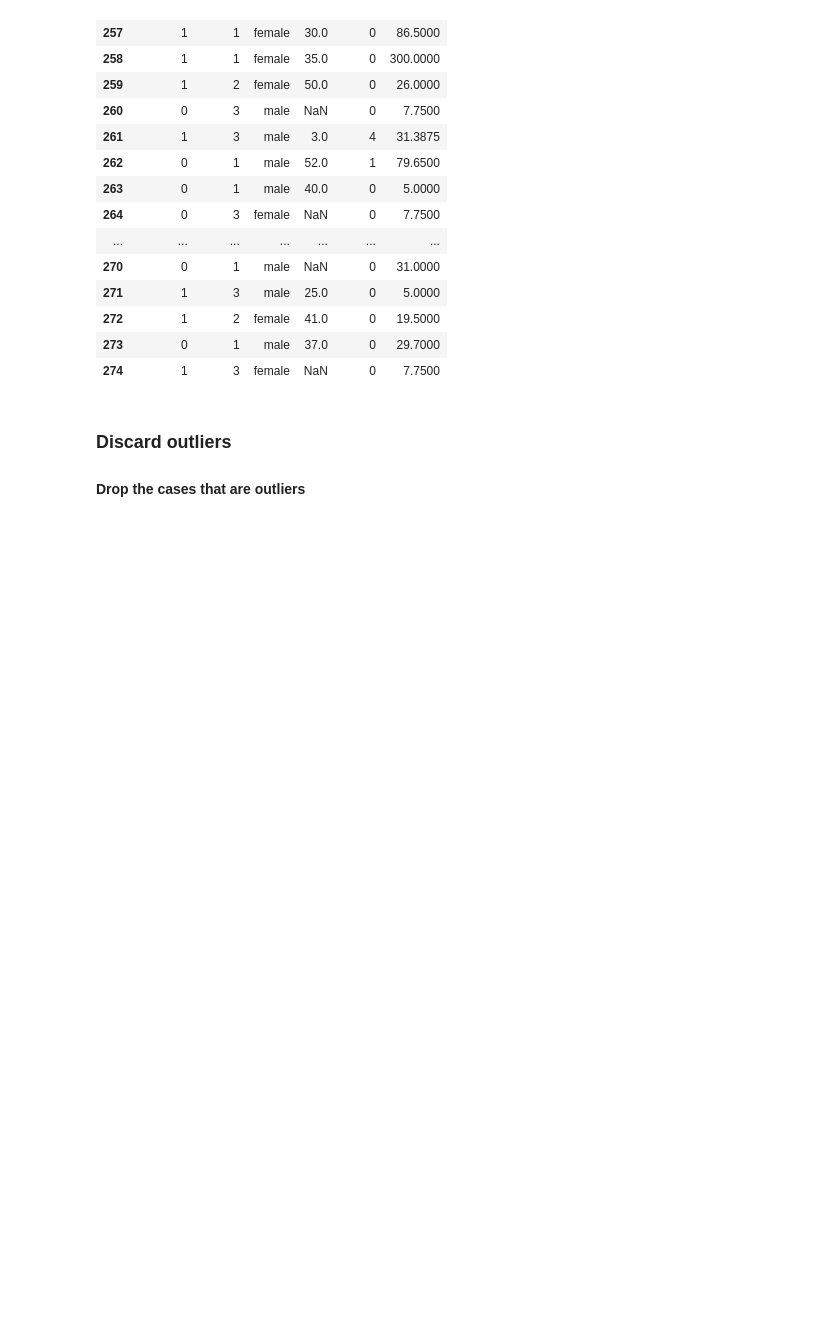
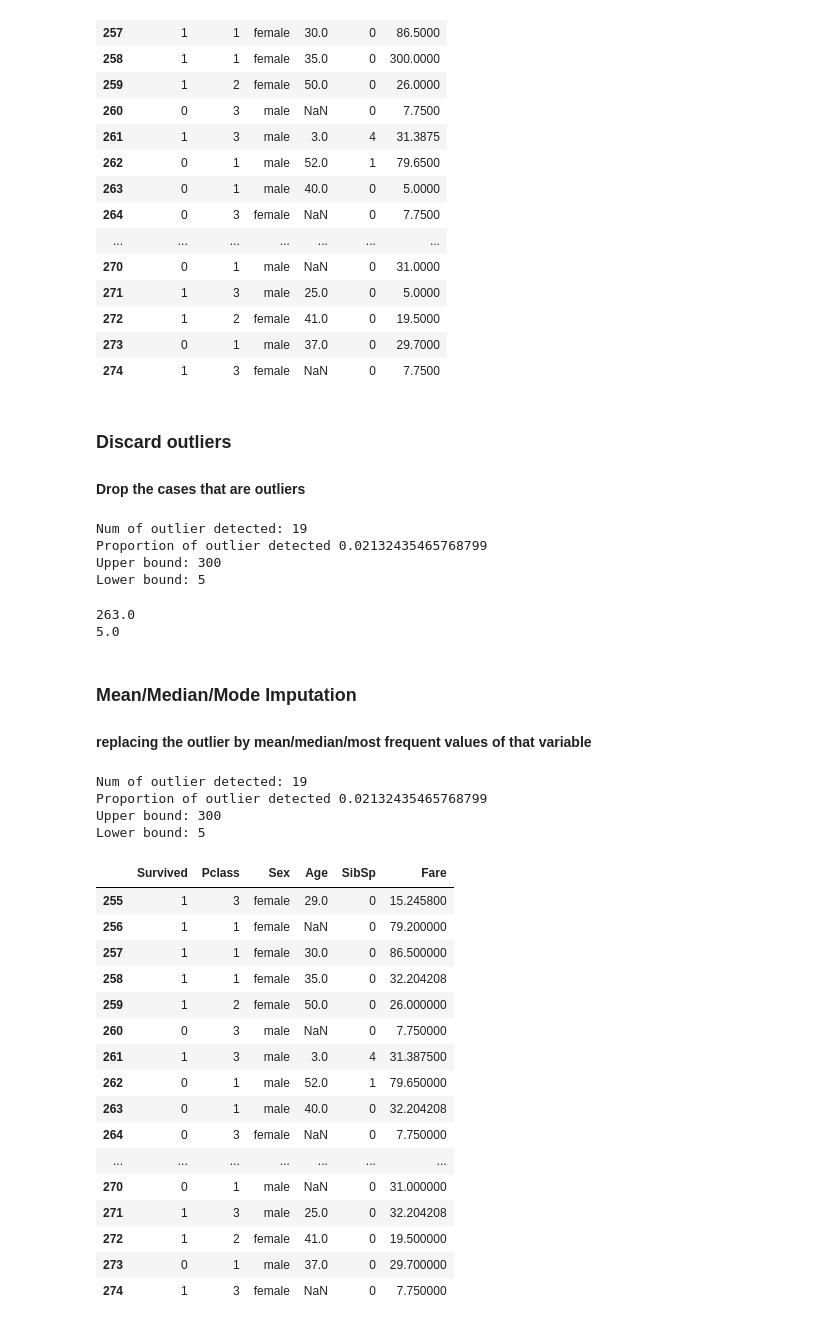
Before and after one commit to onlyabhilash/A-FeatureEngg, a Jupyter notebook: feature-engineering-and-feature-selection-master/2.2_Demo_Outlier.ipynb, the cells around one changed output. Cells and saved outputs as stored; diff of their text form; code cells hidden in the pictures; blank space fills up the shorter version.

```diff
--- a/feature-engineering-and-feature-selection-master/2.2_Demo_Outlier.ipynb
+++ b/feature-engineering-and-feature-selection-master/2.2_Demo_Outlier.ipynb
@@ -235,3 +235,57 @@ data3[255:275]
 # %% [markdown]
 ### Discard outliers
 #### Drop the cases that are outliers
+# %%
+# use any of the detection method above
+index,para = ot.outlier_detect_arbitrary(data,'Fare',300,5)
+print('Upper bound:',para[0],'\nLower bound:',para[1])
+# %% [output]
+Num of outlier detected: 19
+Proportion of outlier detected 0.02132435465768799
+Upper bound: 300
+Lower bound: 5
+# %%
+# drop the outlier.
+# we can see no more observations have value >300 or <5. They've been removed.
+data4 = ot.drop_outlier(data=data,outlier_index=index)
+print(data4.Fare.max())
+print(data4.Fare.min())
+# %% [output]
+263.0
+5.0
+# %% [markdown]
+### Mean/Median/Mode Imputation
+#### replacing the outlier by mean/median/most frequent values of that variable
+# %%
+# use any of the detection method above
+index,para = ot.outlier_detect_arbitrary(data,'Fare',300,5)
+print('Upper bound:',para[0],'\nLower bound:',para[1])
+# %% [output]
+Num of outlier detected: 19
+Proportion of outlier detected 0.02132435465768799
+Upper bound: 300
+Lower bound: 5
+# %%
+# see index 258,263,271 have been replaced with mean
+
+data5 = ot.impute_outlier_with_avg(data=data,col='Fare',
+                                   outlier_index=index,strategy='mean')
+data5[255:275]
+# %% [output]
+|  | Survived | Pclass | Sex | Age | SibSp | Fare |
+| 255 | 1 | 3 | female | 29.0 | 0 | 15.245800 |
+| 256 | 1 | 1 | female | NaN | 0 | 79.200000 |
+| 257 | 1 | 1 | female | 30.0 | 0 | 86.500000 |
+| 258 | 1 | 1 | female | 35.0 | 0 | 32.204208 |
+| 259 | 1 | 2 | female | 50.0 | 0 | 26.000000 |
+| 260 | 0 | 3 | male | NaN | 0 | 7.750000 |
+| 261 | 1 | 3 | male | 3.0 | 4 | 31.387500 |
+| 262 | 0 | 1 | male | 52.0 | 1 | 79.650000 |
+| 263 | 0 | 1 | male | 40.0 | 0 | 32.204208 |
+| 264 | 0 | 3 | female | NaN | 0 | 7.750000 |
+| ... | ... | ... | ... | ... | ... | ... |
+| 270 | 0 | 1 | male | NaN | 0 | 31.000000 |
+| 271 | 1 | 3 | male | 25.0 | 0 | 32.204208 |
+| 272 | 1 | 2 | female | 41.0 | 0 | 19.500000 |
+| 273 | 0 | 1 | male | 37.0 | 0 | 29.700000 |
+| 274 | 1 | 3 | female | NaN | 0 | 7.750000 |
```
